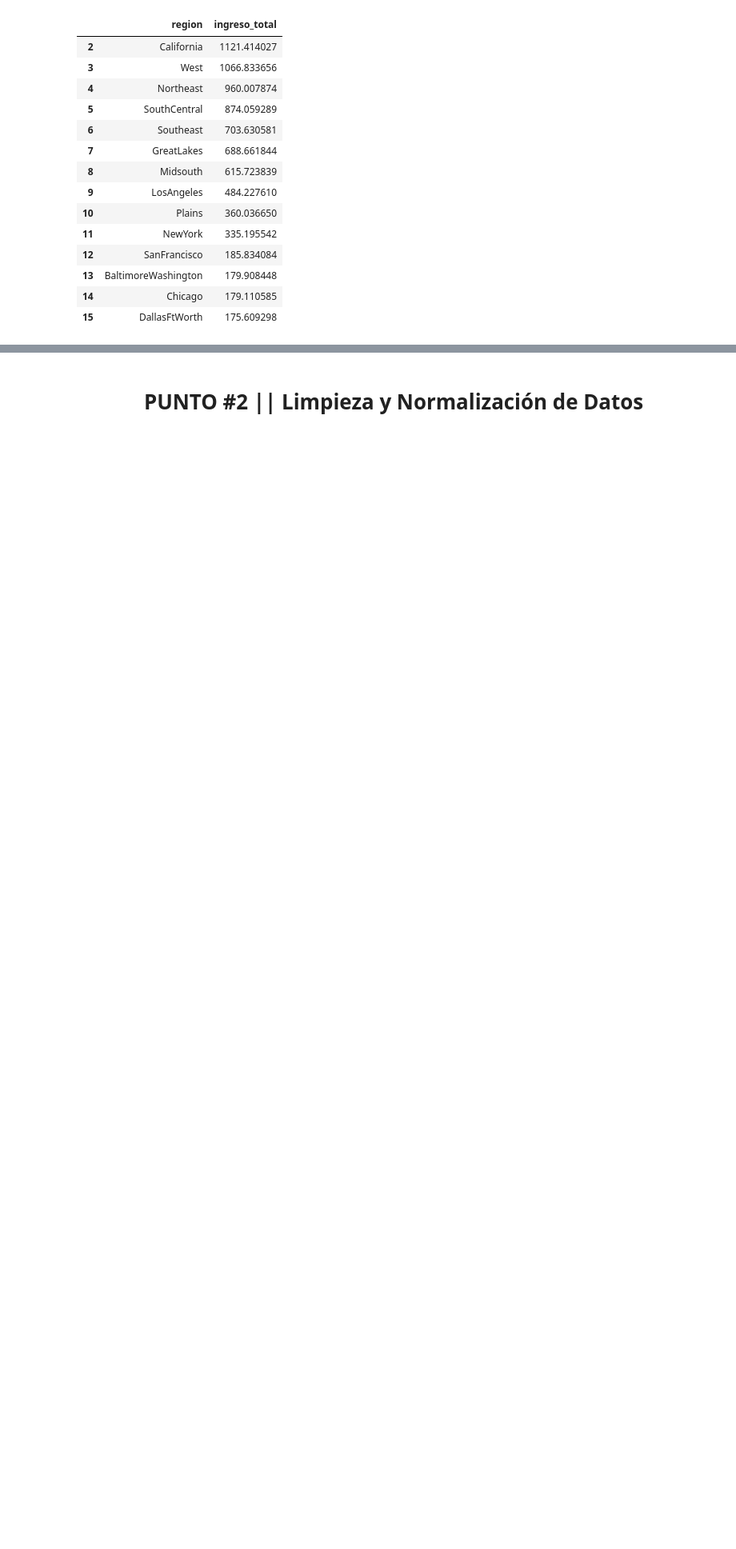
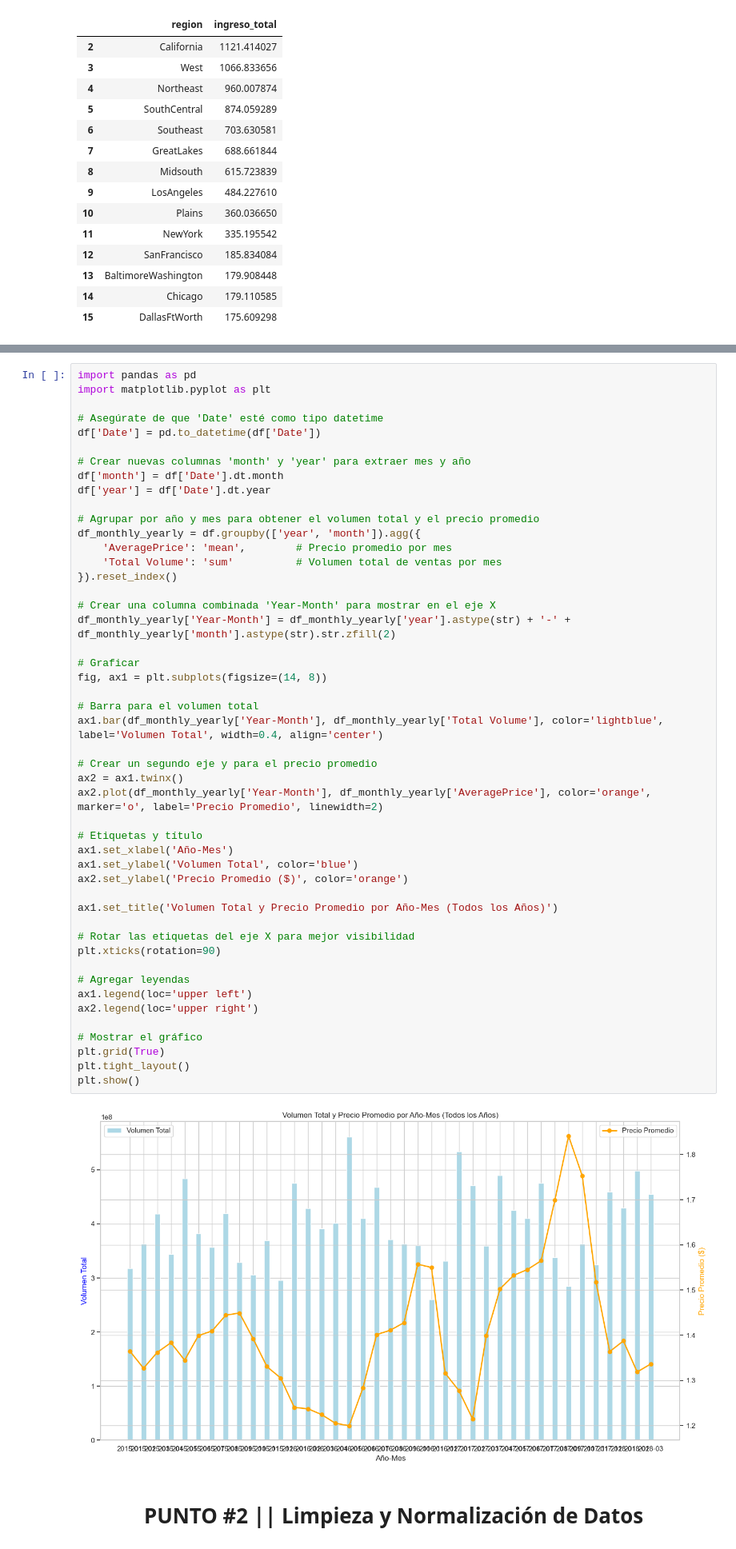
Before and after one commit to juancursed/avocado_prices, a Jupyter notebook: main.ipynb, the cells around one changed output, grey strips where cells are left out. Shown at 80% size. Drawn from its saved outputs; the diff is of its cells as text; blank space fills up the shorter version.

```diff
--- a/main.ipynb
+++ b/main.ipynb
@@ -446,3 +508,53 @@ df_dummies'''
+# %%
+import pandas as pd
+import matplotlib.pyplot as plt
+
+# Asegúrate de que 'Date' esté como tipo datetime
+df['Date'] = pd.to_datetime(df['Date'])
+
+# Crear nuevas columnas 'month' y 'year' para extraer mes y año
+df['month'] = df['Date'].dt.month
+df['year'] = df['Date'].dt.year
+
+# Agrupar por año y mes para obtener el volumen total y el precio promedio
+df_monthly_yearly = df.groupby(['year', 'month']).agg({
+    'AveragePrice': 'mean',        # Precio promedio por mes
+    'Total Volume': 'sum'          # Volumen total de ventas por mes
+}).reset_index()
+
+# Crear una columna combinada 'Year-Month' para mostrar en el eje X
+df_monthly_yearly['Year-Month'] = df_monthly_yearly['year'].astype(str) + '-' + df_monthly_yearly['month'].astype(str).str.zfill(2)
+
+# Graficar
+fig, ax1 = plt.subplots(figsize=(14, 8))
+
+# Barra para el volumen total
+ax1.bar(df_monthly_yearly['Year-Month'], df_monthly_yearly['Total Volume'], color='lightblue', label='Volumen Total', width=0.4, align='center')
+
+# Crear un segundo eje y para el precio promedio
+ax2 = ax1.twinx()
+ax2.plot(df_monthly_yearly['Year-Month'], df_monthly_yearly['AveragePrice'], color='orange', marker='o', label='Precio Promedio', linewidth=2)
+
+# Etiquetas y título
+ax1.set_xlabel('Año-Mes')
+ax1.set_ylabel('Volumen Total', color='blue')
+ax2.set_ylabel('Precio Promedio ($)', color='orange')
+
+ax1.set_title('Volumen Total y Precio Promedio por Año-Mes (Todos los Años)')
+
+# Rotar las etiquetas del eje X para mejor visibilidad
+plt.xticks(rotation=90)
+
+# Agregar leyendas
+ax1.legend(loc='upper left')
+ax2.legend(loc='upper right')
+
+# Mostrar el gráfico
+plt.grid(True)
+plt.tight_layout()
+plt.show()
+# %% [output]
+[figure, added]
 # %% [markdown]
 # <h1 align="center"> <b> PUNTO #2 || Limpieza y Normalización de Datos </b></h1>
 # %% [markdown]
```
Also changed, not shown: parts of 15 cells of this notebook, 1 other file.
